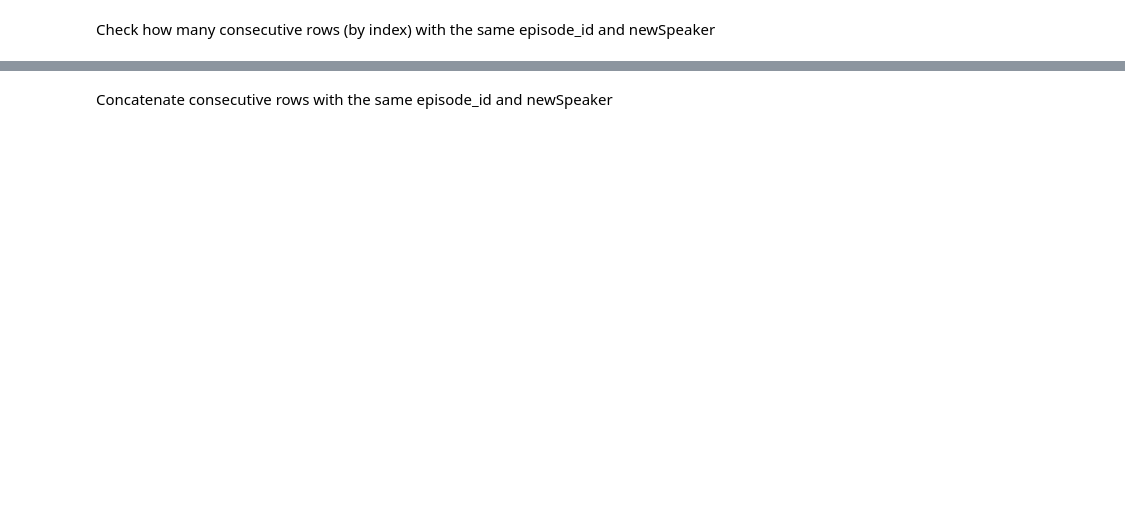
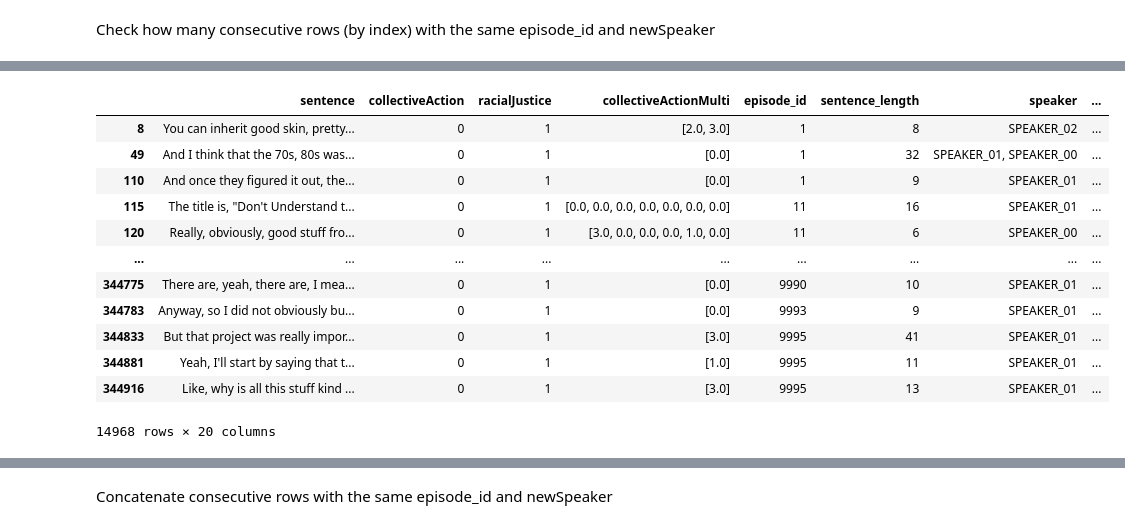
Before and after one commit to todomoldovan/thesis, a Jupyter notebook: notebooks/multi_speaker_episodes.ipynb, the cells around one changed output, grey strips where cells are left out. Saved outputs shown, nothing was run; the diff lists cells and outputs as text; code cells hidden in the pictures; blank space fills up the shorter version.

```diff
--- a/notebooks/multi_speaker_episodes.ipynb
+++ b/notebooks/multi_speaker_episodes.ipynb
@@ -312,2 +332,18 @@ Percentage of rows with newSpeaker = None: 62.69%
 # %% [markdown]
 Assign metadata to newly-filled in turncounts
+# %%
+turns = []
+num_turns_appended = 0
+
+for episode_id in episodes['episode_id'].unique():
+    file_path = f"../data/episodes/speaker_turns/episode_{episode_id}.csv"
+    try:
+        df_turn = pd.read_csv(file_path)
+        df_turn['episode_id'] = episode_id
+        turns.append(df_turn)
+        num_turns_appended += 1
+    except FileNotFoundError:
+        continue
+
+turns = pd.concat(turns, ignore_index=True)
+print(f"Number of CSV files added to turns: {num_turns_appended}")
@@ -341,5 +397,6 @@ df_fixed[['speaker','newSpeaker','turnCount','episode_id']].head(20)
 # %% [markdown]
 Check how many consecutive rows (by index) with the same episode_id and newSpeaker
 # %%
-df_processed = pd.read_csv('../data/paragraph_turns.csv')
-df_fixed = pd.read_csv('../data/paragraph_turns_v2.csv')
+# df_processed = pd.read_csv('../data/paragraph_turns.csv')
+# df_fixed = pd.read_csv('../data/paragraph_turns_v2.csv')
+df_processed = df_fixed
@@ -350 +403,3 @@ df_processed[['sentence','speaker']].head()
+# %%
+df_processed = df_processed.reset_index(drop=True)
 # %%
@@ -364,0 +427,16 @@ total_streaks
+# %%
+df_processed[df_processed['collectiveActionMulti'].notna()]
+# %% [output]
+|  | sentence | collectiveAction | racialJustice | collectiveActionMulti | episode_id | sentence_length | speaker | ... |
+| 8 | You can inherit good skin, pretty... | 0 | 1 | [2.0, 3.0] | 1 | 8 | SPEAKER_02 | ... |
+| 49 | And I think that the 70s, 80s was... | 0 | 1 | [0.0] | 1 | 32 | SPEAKER_01, SPEAKER_00 | ... |
+| 110 | And once they figured it out, the... | 0 | 1 | [0.0] | 1 | 9 | SPEAKER_01 | ... |
+| 115 | The title is, "Don't Understand t... | 0 | 1 | [0.0, 0.0, 0.0, 0.0, 0.0, 0.0, 0.0] | 11 | 16 | SPEAKER_01 | ... |
+| 120 | Really, obviously, good stuff fro... | 0 | 1 | [3.0, 0.0, 0.0, 0.0, 1.0, 0.0] | 11 | 6 | SPEAKER_00 | ... |
+| ... | ... | ... | ... | ... | ... | ... | ... | ... |
+| 344775 | There are, yeah, there are, I mea... | 0 | 1 | [0.0] | 9990 | 10 | SPEAKER_01 | ... |
+| 344783 | Anyway, so I did not obviously bu... | 0 | 1 | [0.0] | 9993 | 9 | SPEAKER_01 | ... |
+| 344833 | But that project was really impor... | 0 | 1 | [3.0] | 9995 | 41 | SPEAKER_01 | ... |
+| 344881 | Yeah, I'll start by saying that t... | 0 | 1 | [1.0] | 9995 | 11 | SPEAKER_01 | ... |
+| 344916 | Like, why is all this stuff kind ... | 0 | 1 | [3.0] | 9995 | 13 | SPEAKER_01 | ... |
+14968 rows × 20 columns
```
Also changed, not shown: parts of 55 cells of this notebook, 9 other files.
